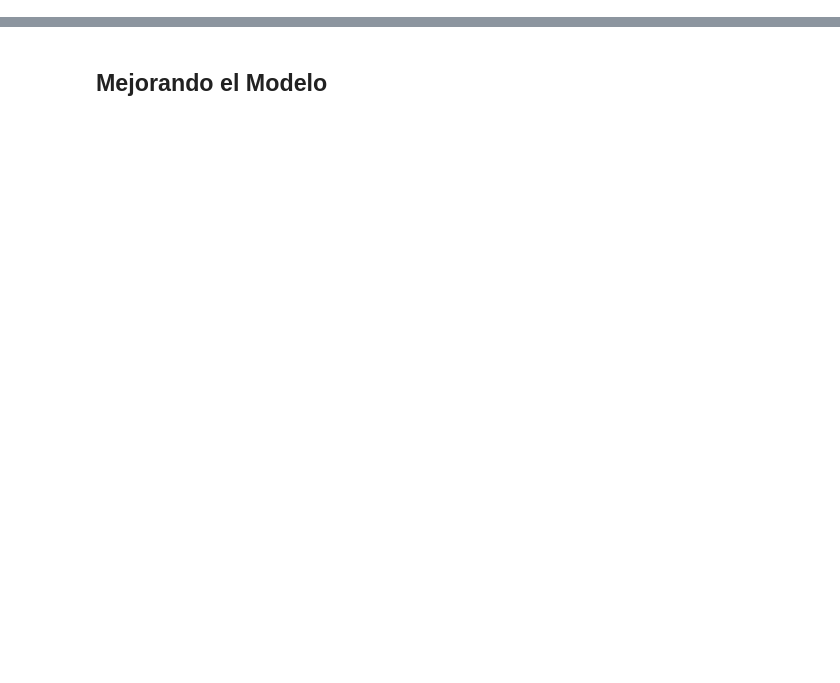
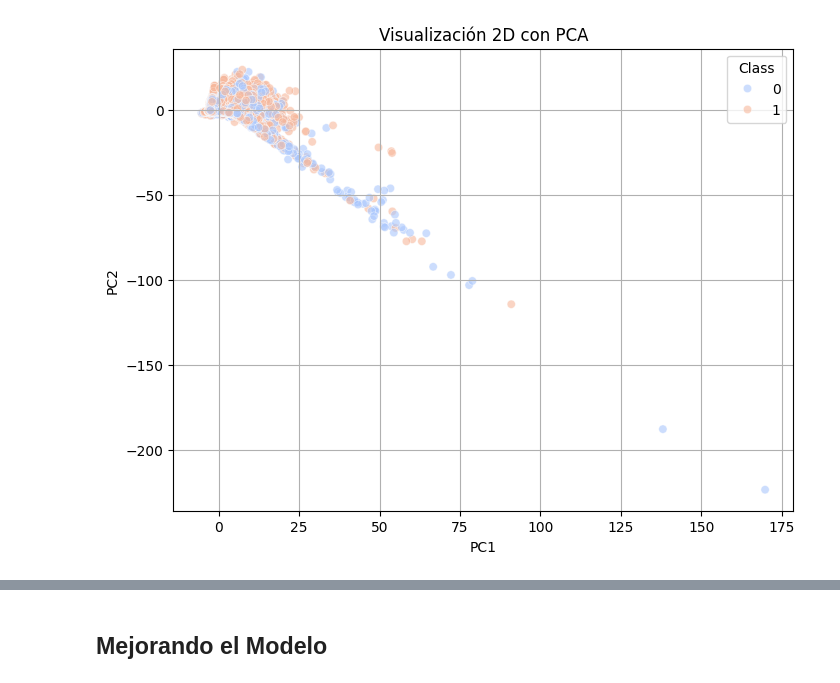
Before and after one commit to niclasDc/GCN-proyect-NN, a Jupyter notebook: notebooks/TrojanDetection.ipynb, the cells around one changed output, grey strips where cells are left out. Drawn from its saved outputs; the diff is of its cells as text; code cells hidden in the pictures; blank space fills up the shorter version.

```diff
--- a/notebooks/TrojanDetection.ipynb
+++ b/notebooks/TrojanDetection.ipynb
@@ -38,0 +160,19 @@ from torch_geometric.loader import DataLoader
+# %%
+from sklearn.decomposition import PCA
+
+X = df.select_dtypes(include='number').drop(columns=['Unnamed: 0'], errors='ignore')
+X_scaled = StandardScaler().fit_transform(X)
+
+pca = PCA(n_components=2)
+X_pca = pca.fit_transform(X_scaled)
+y = df['Class'].map({'Benign': 0, 'Trojan': 1})
+
+plt.figure(figsize=(8,6))
+sns.scatterplot(x=X_pca[:,0], y=X_pca[:,1], hue=y, palette='coolwarm', alpha=0.6)
+plt.title("Visualización 2D con PCA")
+plt.xlabel("PC1")
+plt.ylabel("PC2")
+plt.grid(True)
+plt.show()
+# %% [output]
+[figure, added]
```
Also changed, not shown: parts of 16 cells of this notebook.
